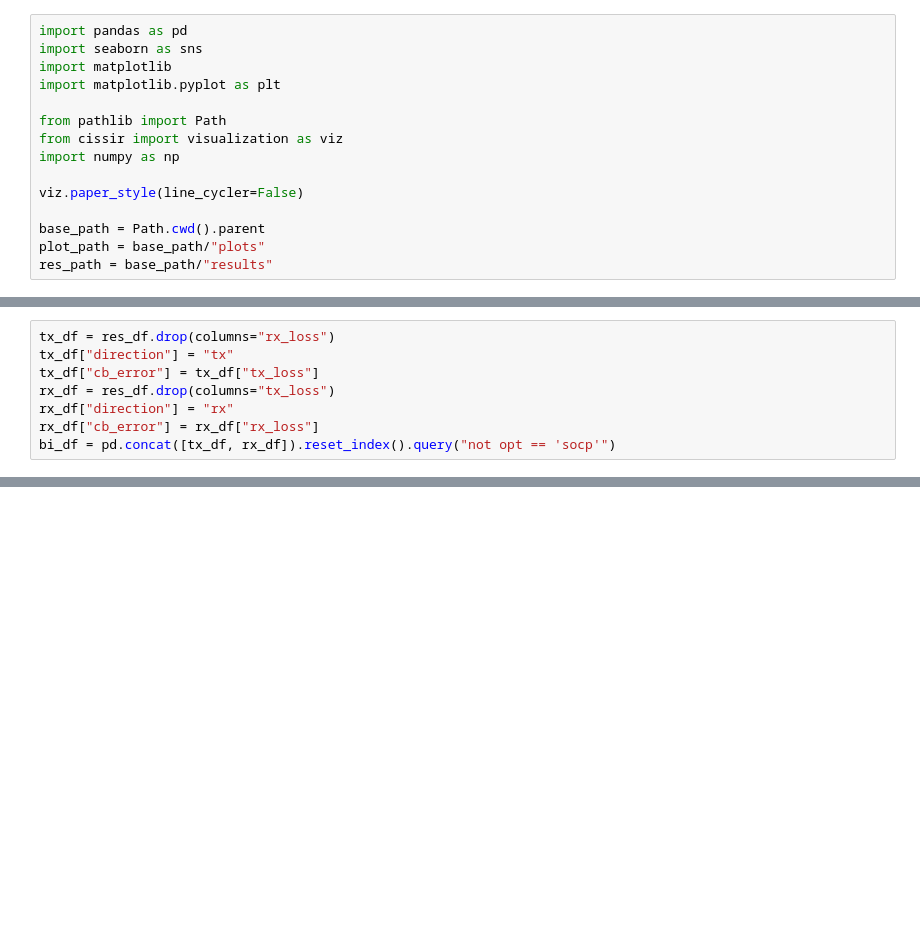
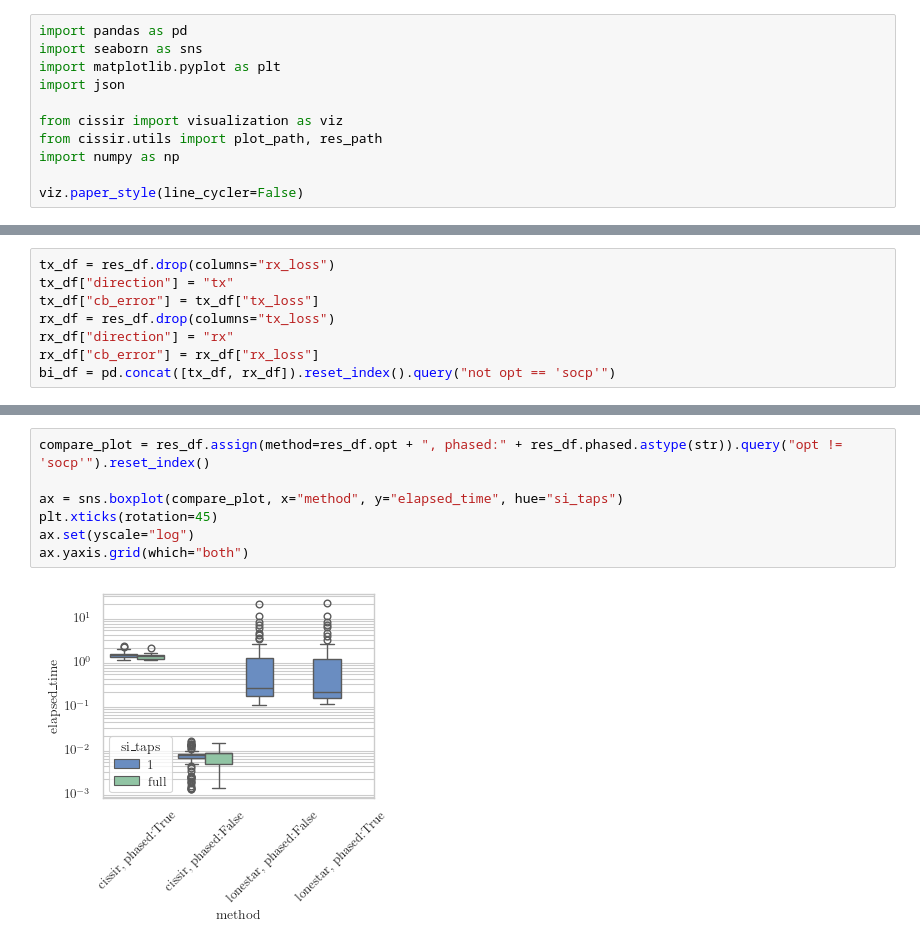
Before and after one commit to rodrihgh/CISSIR, a Jupyter notebook: notebooks/plot_tradeoffs.ipynb, the cells around one changed output, grey strips where cells are left out. Saved outputs shown, nothing was run; the diff lists cells and outputs as text; blank space fills up the shorter version.

```diff
--- a/notebooks/plot_tradeoffs.ipynb
+++ b/notebooks/plot_tradeoffs.ipynb
@@ -3,15 +3,11 @@
 # %%
 import pandas as pd
 import seaborn as sns
-import matplotlib
 import matplotlib.pyplot as plt
+import json
 
-from pathlib import Path
 from cissir import visualization as viz
+from cissir.utils import plot_path, res_path
 import numpy as np
 
 viz.paper_style(line_cycler=False)
-
-base_path = Path.cwd().parent
-plot_path = base_path/"plots"
-res_path = base_path/"results"
@@ -136,0 +119,9 @@ plt.savefig(plot_path/"opt-time.pdf", bbox_inches='tight')
+# %%
+compare_plot = res_df.assign(method=res_df.opt + ", phased:" + res_df.phased.astype(str)).query("opt != 'socp'").reset_index()
+
+ax = sns.boxplot(compare_plot, x="method", y="elapsed_time", hue="si_taps")
+plt.xticks(rotation=45)
+ax.set(yscale="log")
+ax.yaxis.grid(which="both")
+# %% [output]
+[figure, added]
```
Also changed, not shown: parts of 15 cells of this notebook, 7 other files.
